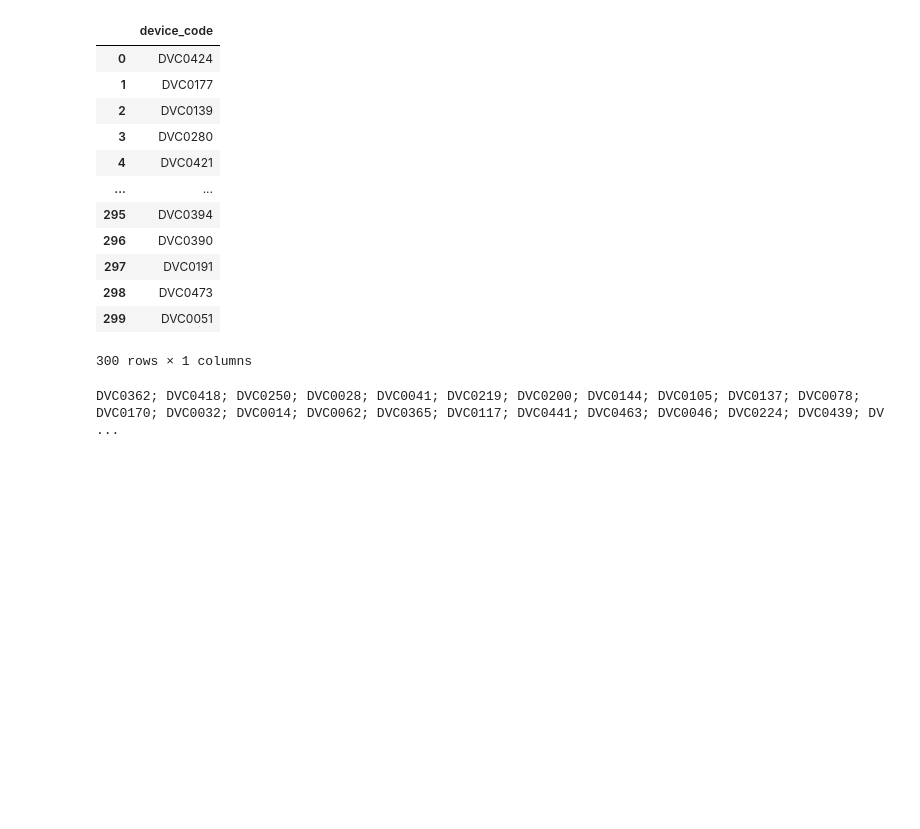
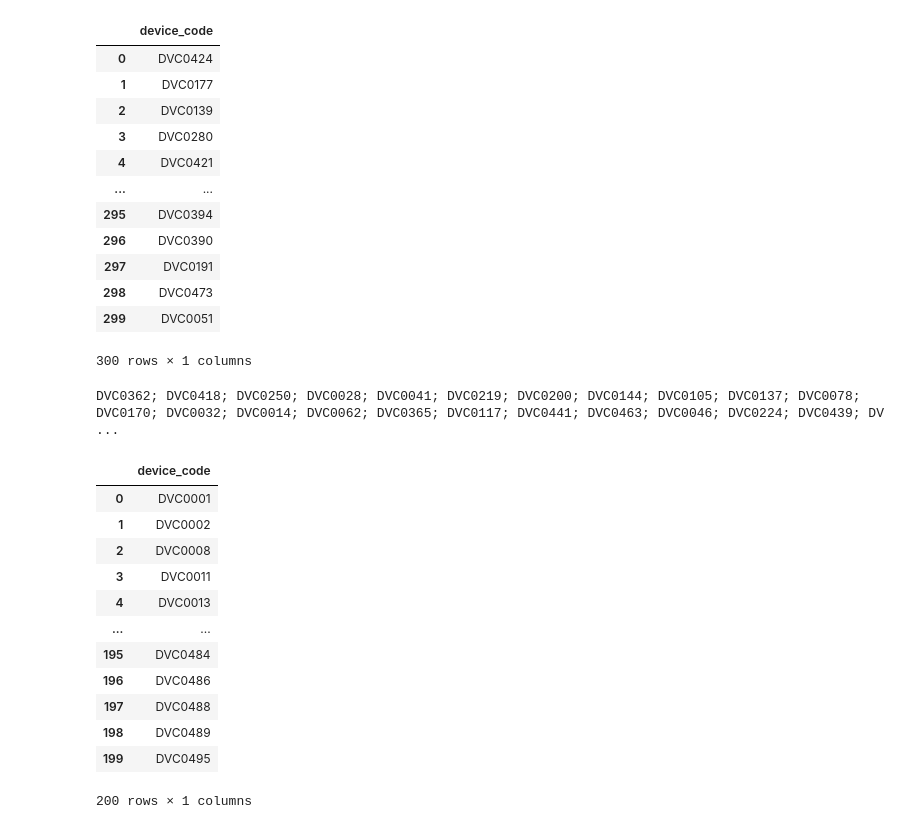
Before and after one commit to cpython-projects/da_1709, a Jupyter notebook: lesson_22.ipynb, the cells around one changed output. Drawn from its saved outputs; the diff is of its cells as text; code cells hidden in the pictures; blank space fills up the shorter version.

```diff
--- a/lesson_22.ipynb
+++ b/lesson_22.ipynb
@@ -871,3 +871,28 @@ res = set(df_all_devices.device_code) - set(df_devices_with_user_uuid.device_cod
 print('; '.join(res))
 # %% [output]
 DVC0362; DVC0418; DVC0250; DVC0028; DVC0041; DVC0219; DVC0200; DVC0144; DVC0105; DVC0137; DVC0078; DVC0170; DVC0032; DVC0014; DVC0062; DVC0365; DVC0117; DVC0441; DVC0463; DVC0046; DVC0224; DVC0439; DV ...
+# %%
+query = """
+SELECT app_sessions.device_code
+FROM app_sessions
+LEFT JOIN devices_users_map
+ON app_sessions.device_code = devices_users_map.device_code
+WHERE devices_users_map.device_code IS NULL
+"""
+
+df = pd.read_sql(query, con=engine)
+df
+# %% [output]
+|  | device_code |
+| 0 | DVC0001 |
+| 1 | DVC0002 |
+| 2 | DVC0008 |
+| 3 | DVC0011 |
+| 4 | DVC0013 |
+| ... | ... |
+| 195 | DVC0484 |
+| 196 | DVC0486 |
+| 197 | DVC0488 |
+| 198 | DVC0489 |
+| 199 | DVC0495 |
+200 rows × 1 columns
```
